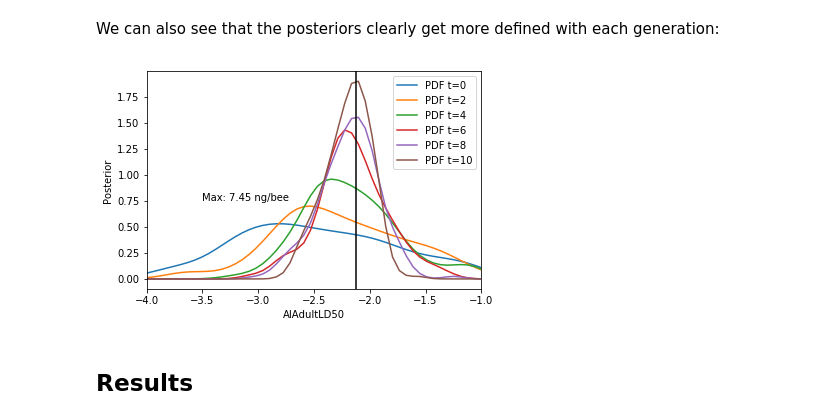
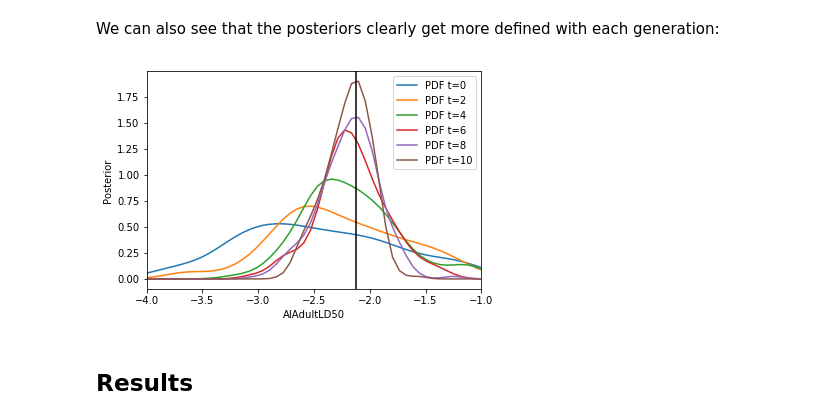
Before and after one commit to JeffreyMinucci/bee_neonic_abc, a Jupyter notebook: results_report.ipynb, the cells around one changed output. Drawn from its saved outputs; the diff is of its cells as text; code cells hidden in the pictures.

```diff
--- a/results_report.ipynb
+++ b/results_report.ipynb
@@ -66,19 +66,18 @@ We can also see that the posteriors clearly get more defined with each generatio
 # %%
 variable = 'AIAdultLD50'
 fig, ax = plt.subplots()
 for t in range(0,history.max_t + 1,2):
     df, w = history.get_distribution(m=0, t=t)
     pyabc.visualization.plot_kde_1d(df, w, xmin=-4, xmax=-1,
                                    x=variable, ax=ax,
                                    label="PDF t={}".format(t))
 x, pdf = kde_1d(df,w,variable, numx = 200)
 MAP = x[np.where(np.max(pdf)==pdf)]
 plt.axvline(x=MAP.item(),color='black')
 ax.legend()
-ax.annotate('Max: {:.2f} ng/bee'.format(10**MAP.item()*1000), xy = (-3.5,0.75))
 plt.show()
 # %% [output]
-[figure, old version]
+[figure, new version]
 # %% [markdown]
 ## Results
 # %% [markdown]
```
Also changed, not shown: parts of 1 cell of this notebook, 1 other file.
